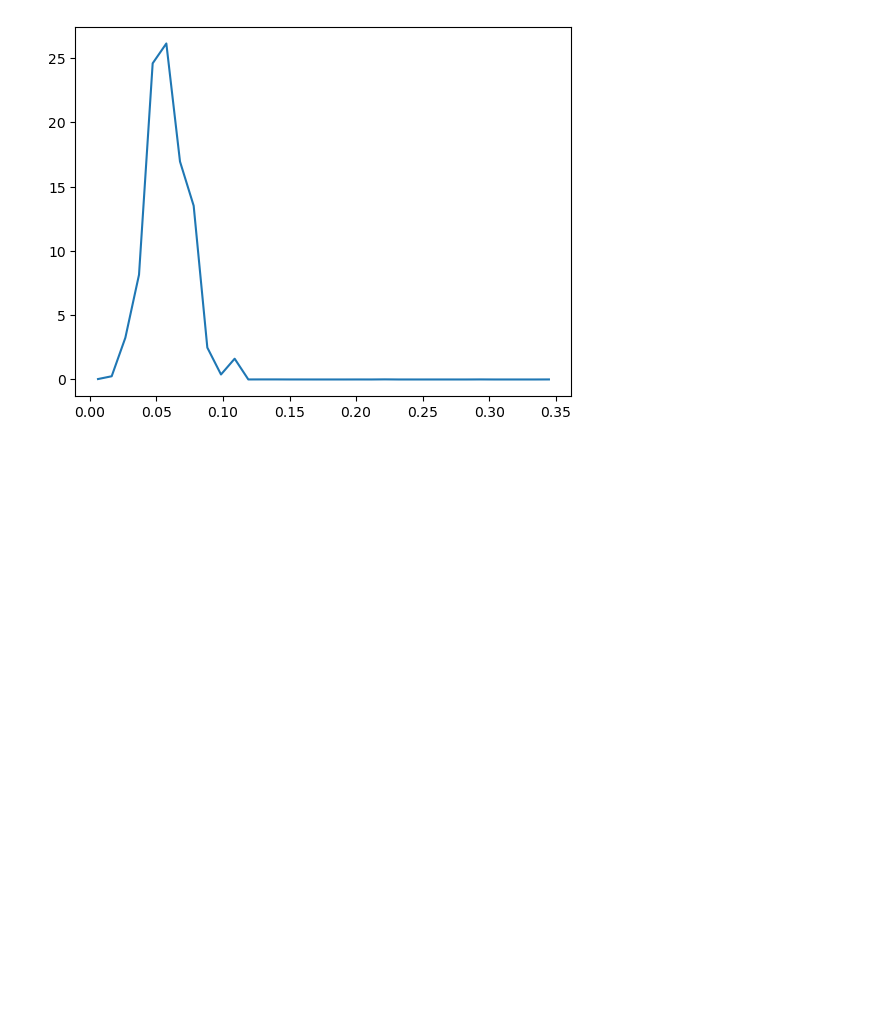
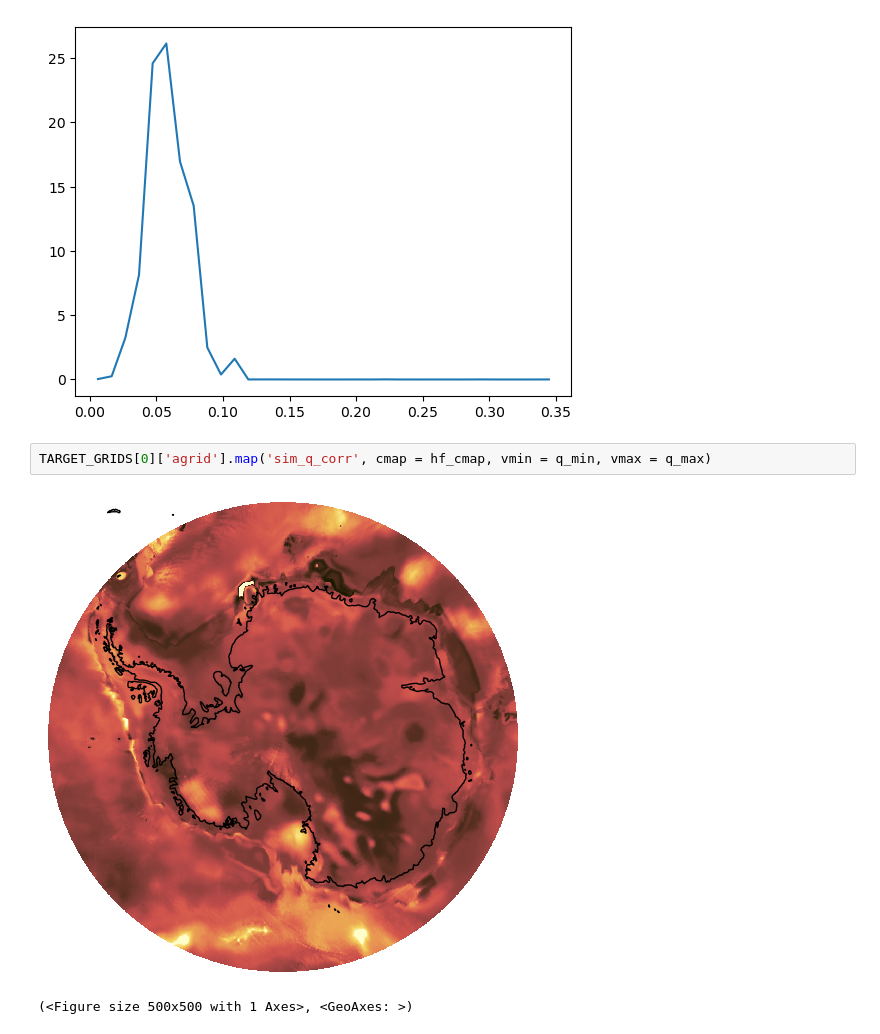
Before and after one commit to TobbeTripitaka/Aq2, a Jupyter notebook: 5c_SIM_TARGETS.ipynb, the cells around one changed output. Saved outputs shown, nothing was run; the diff lists cells and outputs as text; blank space fills up the shorter version.

Commit message:
target fix map

```diff
--- a/5c_SIM_TARGETS.ipynb
+++ b/5c_SIM_TARGETS.ipynb
@@ -657,3 +646,8 @@ plt.plot(results_sim['ant']['ds']['bin'], results_sim['ant']['ds']['sim_hist'].v
 # %% [output]
 [<matplotlib.lines.Line2D at 0x...>]
 [figure]
+# %%
+TARGET_GRIDS[0]['agrid'].map('sim_q_corr', cmap = hf_cmap, vmin = q_min, vmax = q_max)
+# %% [output]
+[figure, added]
+(<Figure size 500x500 with 1 Axes>, <GeoAxes: >)
```
Also changed, not shown: parts of 4 cells of this notebook, 1 other file.
